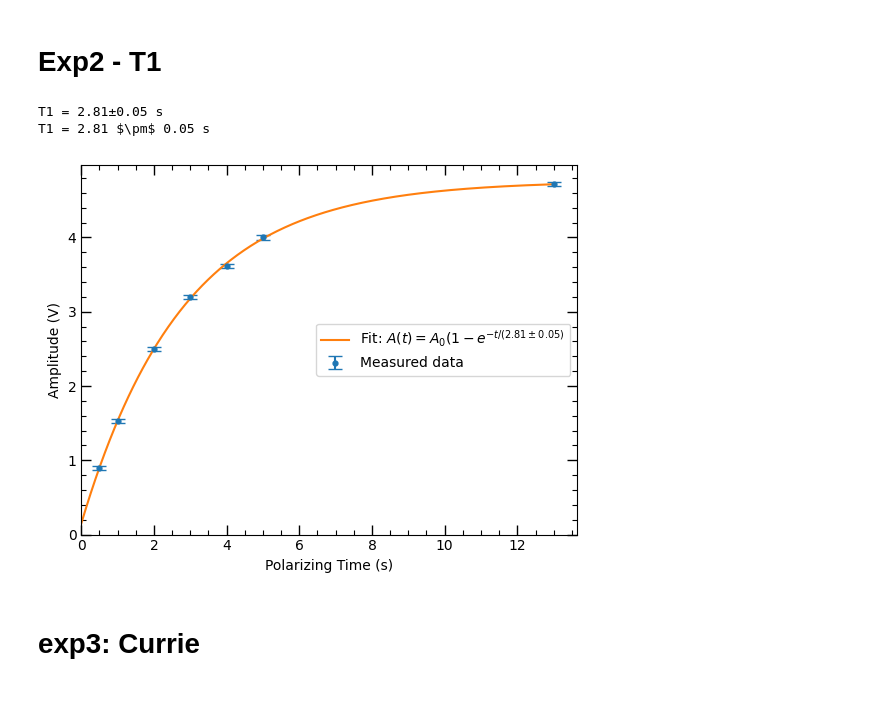
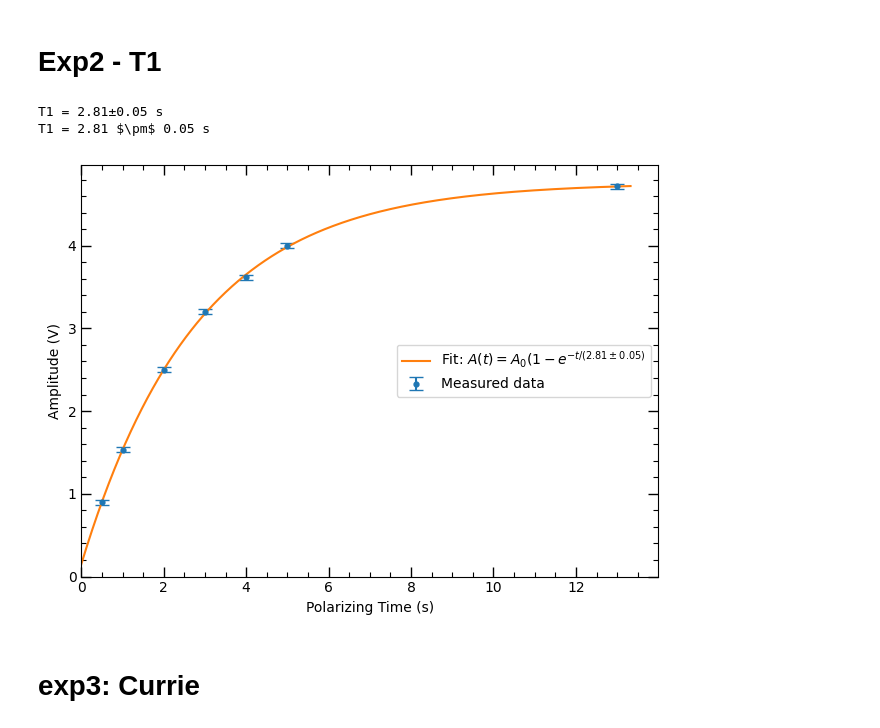
Before and after one commit to naki23/PL4-NMR, a Jupyter notebook: NMRmain.ipynb, the cells around one changed output. Saved outputs shown, nothing was run; the diff lists cells and outputs as text; code cells hidden in the pictures; blank space fills up the shorter version.

Commit message:
t2 main done, tight exports

```diff
--- a/NMRmain.ipynb
+++ b/NMRmain.ipynb
@@ -260,35 +272,36 @@ A_array = np.array(A_list)
 A_err_array = np.array(A_err_list)
 
 plt.errorbar(t_array, A_array, yerr=A_err_array, fmt='o',
              capsize=5, markersize=3.5,
              label='Measured data')
 plt.xlabel('Polarizing Time (s)')
 plt.ylabel('Amplitude (V)')
 
 def t1_function(t, A, B, T1):
     return A * (1 - np.exp(-t/T1)) + B
 
 popt, pcov = curve_fit(t1_function, t_array, A_array,
                        sigma=A_err_array,
                        p0=[np.max(A_array), 0, 3])
 T1 = unc.correlated_values(popt, pcov)[2]
 print(f"T1 = {T1:.1uP} s")
 print(f"T1 = {T1:.1uL} s".replace(r'\pm', r"$\pm$"))
 
-t_test = np.linspace(0, np.max(t_array), 500)
+t_test = np.linspace(0, np.max(t_array)*1.025, 500)
 plt.plot(t_test, t1_function(t_test, *popt), label=r'Fit: $A(t)=A_0(1-e^{-t/' + f"({T1:.1uL})" + r'}$')
 
 plt.legend(loc="center right")
 plt.xlim(0)
 plt.ylim(0)
 plt.tick_params(axis='both', which='both', direction='in', top=True, right=True)
 plt.minorticks_on()
+plt.tight_layout()
 plt.savefig('exp2_t1_fit.png', dpi=my_dpi)
 plt.show()
 # %% [output]
 T1 = 2.81±0.05 s
 T1 = 2.81 $\pm$ 0.05 s
-[figure, old version]
+[figure, new version]
 # %% [markdown]
 # exp3: Currie
 # %%
```
Also changed, not shown: parts of 2 cells of this notebook, 4 other files.
